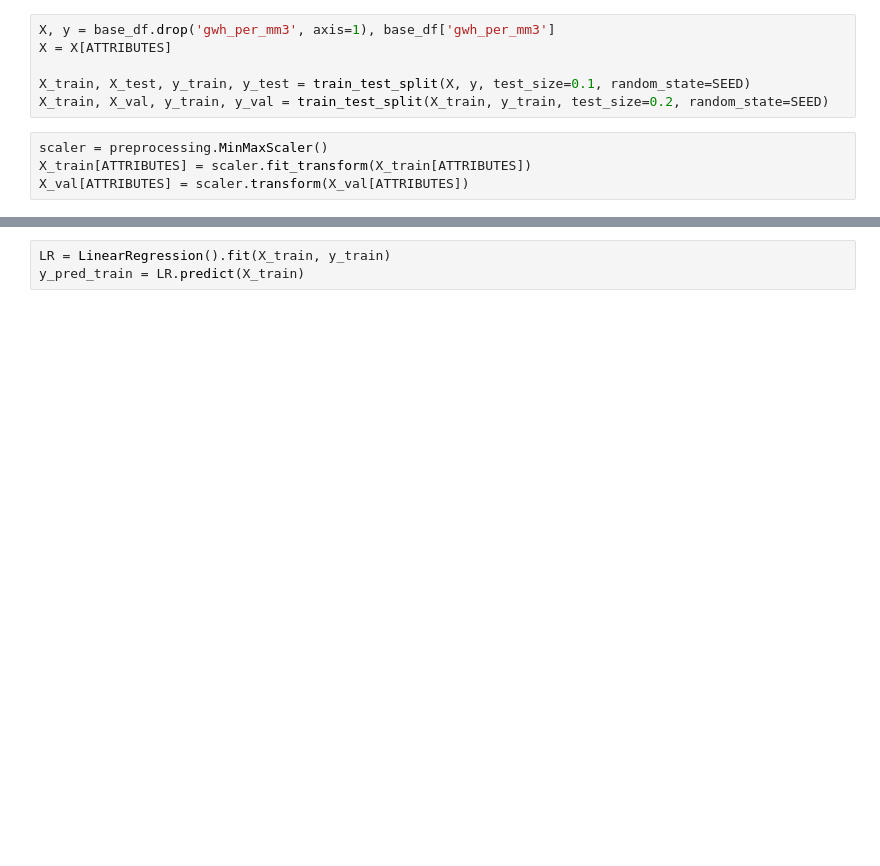
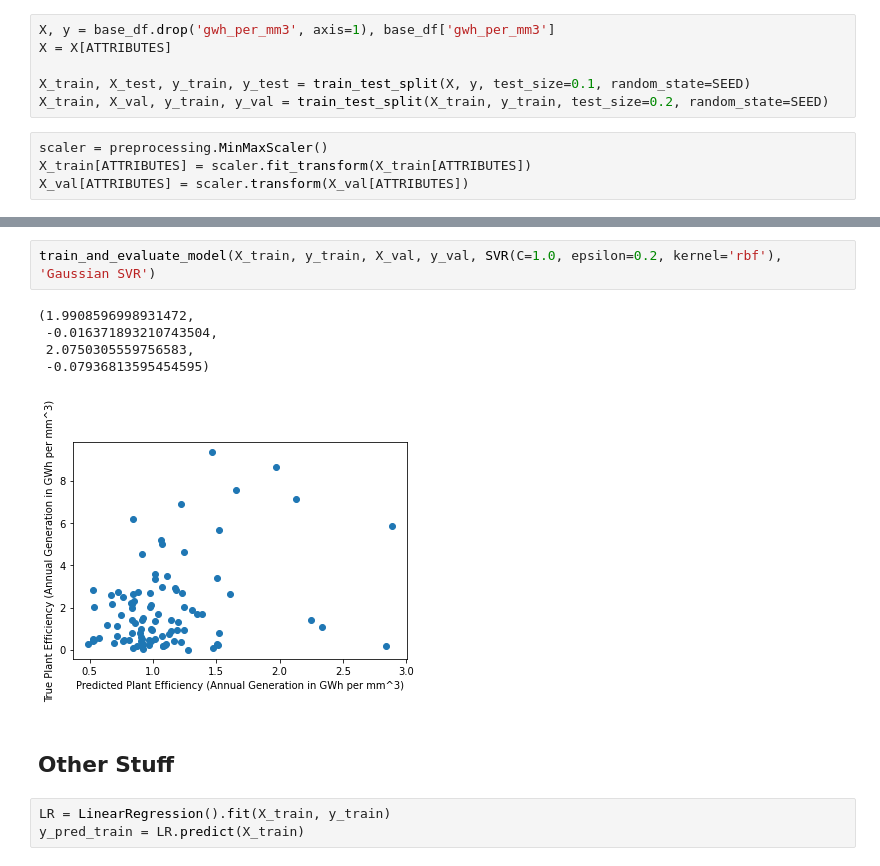
Before and after one commit to lyronctk/hydropower_cs229, a Jupyter notebook: src/baseline.ipynb, the cells around one changed output, grey strips where cells are left out. Saved outputs shown, nothing was run; the diff lists cells and outputs as text; blank space fills up the shorter version.

```diff
--- a/src/baseline.ipynb
+++ b/src/baseline.ipynb
@@ -53,3 +88,13 @@ X_val[ATTRIBUTES] = scaler.transform(X_val[ATTRIBUTES])
+# %%
+train_and_evaluate_model(X_train, y_train, X_val, y_val, SVR(C=1.0, epsilon=0.2, kernel='rbf'), 'Gaussian SVR')
+# %% [output]
+(1.9908596998931472,
+ -0.016371893210743504,
+ 2.0750305559756583,
+ -0.07936813595454595)
+[figure, added]
+# %% [markdown]
+## Other Stuff
 # %%
 LR = LinearRegression().fit(X_train, y_train)
 y_pred_train = LR.predict(X_train)
```
Also changed, not shown: parts of 5 cells of this notebook, 3 other files.
